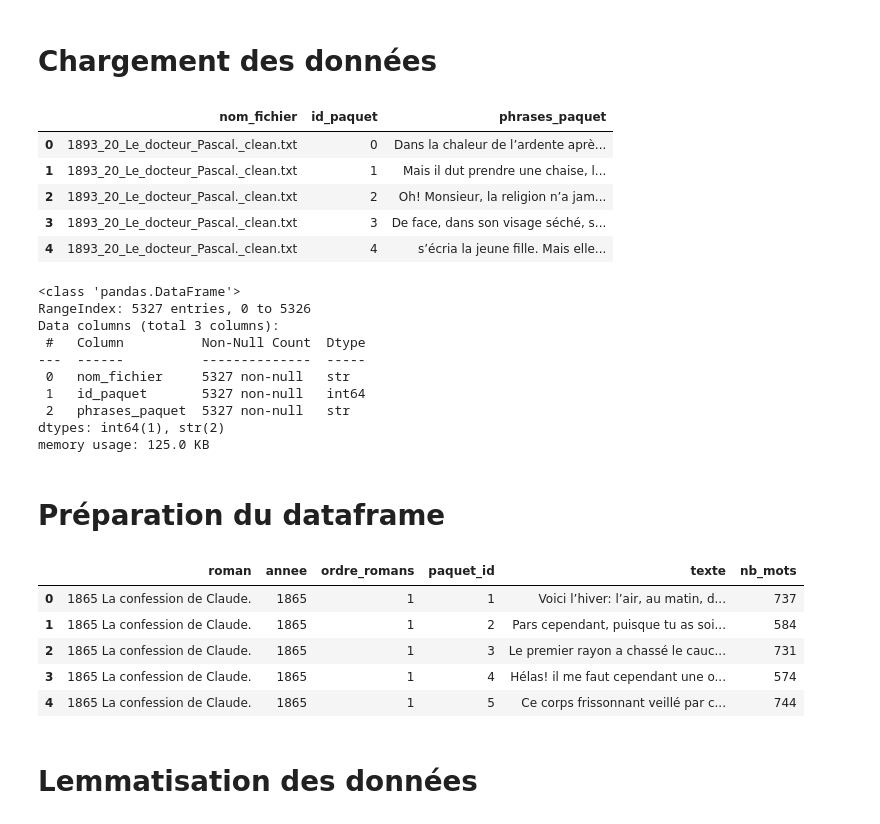
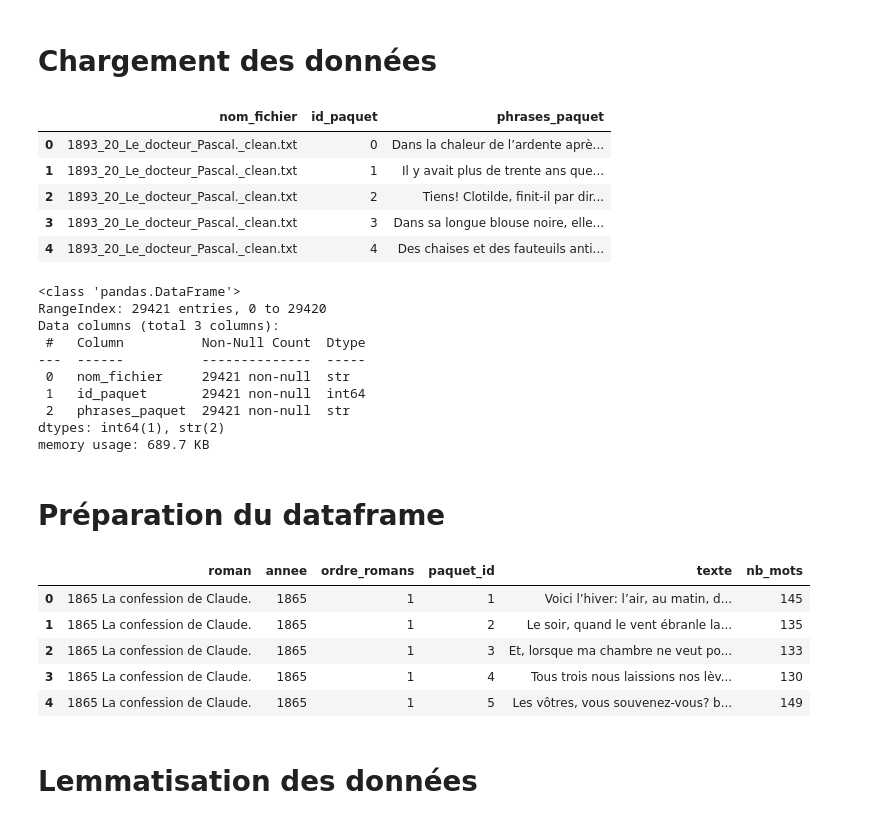
Before and after one commit to MorganRichard25/zola-dtm, a Jupyter notebook: 01_notebooks_préparation/03_preparation_donnees.ipynb, the cells around one changed output. Drawn from its saved outputs; the diff is of its cells as text; code cells hidden in the pictures.

```diff
--- a/01_notebooks_préparation/03_preparation_donnees.ipynb
+++ b/01_notebooks_préparation/03_preparation_donnees.ipynb
@@ -9,28 +9,28 @@ from spacy.lang.fr.stop_words import STOP_WORDS as spacy_stopwords
 # %% [markdown]
 # Chargement des données
 # %%
-df=pd.read_csv(Path("..") /"data" /"2_processed"/ "01_paquets_phrases.csv", encoding="utf-8",)
+df=pd.read_csv(Path("..") /"data" /"2_processed"/ "01_paquets_128.csv", encoding="utf-8",)
 df.head()
 # %% [output]
 |  | nom_fichier | id_paquet | phrases_paquet |
 | 0 | 1893_20_Le_docteur_Pascal._clean.txt | 0 | Dans la chaleur de l’ardente aprè... |
-| 1 | 1893_20_Le_docteur_Pascal._clean.txt | 1 | Mais il dut prendre une chaise, l... |
-| 2 | 1893_20_Le_docteur_Pascal._clean.txt | 2 | Oh! Monsieur, la religion n’a jam... |
-| 3 | 1893_20_Le_docteur_Pascal._clean.txt | 3 | De face, dans son visage séché, s... |
-| 4 | 1893_20_Le_docteur_Pascal._clean.txt | 4 | s’écria la jeune fille. Mais elle... |
+| 1 | 1893_20_Le_docteur_Pascal._clean.txt | 1 | Il y avait plus de trente ans que... |
+| 2 | 1893_20_Le_docteur_Pascal._clean.txt | 2 | Tiens! Clotilde, finit-il par dir... |
+| 3 | 1893_20_Le_docteur_Pascal._clean.txt | 3 | Dans sa longue blouse noire, elle... |
+| 4 | 1893_20_Le_docteur_Pascal._clean.txt | 4 | Des chaises et des fauteuils anti... |
 # %%
 df.info()
 # %% [output]
 <class 'pandas.DataFrame'>
-RangeIndex: 5327 entries, 0 to 5326
+RangeIndex: 29421 entries, 0 to 29420
 Data columns (total 3 columns):
  #   Column          Non-Null Count  Dtype
 ---  ------          --------------  -----
- 0   nom_fichier     5327 non-null   str
- 1   id_paquet       5327 non-null   int64
- 2   phrases_paquet  5327 non-null   str
+ 0   nom_fichier     29421 non-null  str
+ 1   id_paquet       29421 non-null  int64
+ 2   phrases_paquet  29421 non-null  str
 dtypes: int64(1), str(2)
-memory usage: 125.0 KB
+memory usage: 689.7 KB
 # %% [markdown]
 # Préparation du dataframe
 # %%
@@ -78,9 +78,9 @@ df["paquet_id"] = df.groupby("roman").cumcount() + 1
 df.head()
 # %% [output]
 |  | roman | annee | ordre_romans | paquet_id | texte | nb_mots |
-| 0 | 1865 La confession de Claude. | 1865 | 1 | 1 | Voici l’hiver: l’air, au matin, d... | 737 |
-| 1 | 1865 La confession de Claude. | 1865 | 1 | 2 | Pars cependant, puisque tu as soi... | 584 |
-| 2 | 1865 La confession de Claude. | 1865 | 1 | 3 | Le premier rayon a chassé le cauc... | 731 |
-| 3 | 1865 La confession de Claude. | 1865 | 1 | 4 | Hélas! il me faut cependant une o... | 574 |
-| 4 | 1865 La confession de Claude. | 1865 | 1 | 5 | Ce corps frissonnant veillé par c... | 744 |
+| 0 | 1865 La confession de Claude. | 1865 | 1 | 1 | Voici l’hiver: l’air, au matin, d... | 145 |
+| 1 | 1865 La confession de Claude. | 1865 | 1 | 2 | Le soir, quand le vent ébranle la... | 135 |
+| 2 | 1865 La confession de Claude. | 1865 | 1 | 3 | Et, lorsque ma chambre ne veut po... | 133 |
+| 3 | 1865 La confession de Claude. | 1865 | 1 | 4 | Tous trois nous laissions nos lèv... | 130 |
+| 4 | 1865 La confession de Claude. | 1865 | 1 | 5 | Les vôtres, vous souvenez-vous? b... | 149 |
 # %%
```
Also changed, not shown: parts of 2 cells of this notebook, 9 other files.
